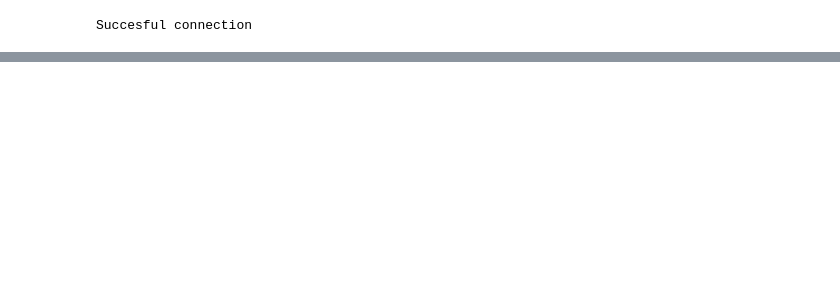
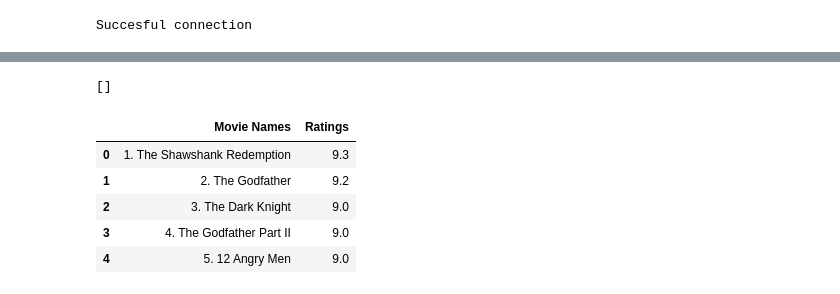
Before and after one commit to GGuerra-33/IMDB-Scraper, a Jupyter notebook: imdb.ipynb, the cells around one changed output, grey strips where cells are left out. Cells and saved outputs as stored; diff of their text form; code cells hidden in the pictures; blank space fills up the shorter version.

Commit message:
Obtaining all the necessary data

```diff
--- a/imdb.ipynb
+++ b/imdb.ipynb
@@ -28,0 +65,5 @@ scraped_movies
+# %%
+movies = []
+for movie in scraped_movies:
+    movies.append(movie.get_text().replace('\n','').strip(" "))
+movies
@@ -28,0 +88,26 @@ scraped_movies
+# %%
+scraped_ratings = soup.find_all('span', class_='ipc-rating-star--rating')
+scraped_ratings
+ratings = []
+for rating in scraped_ratings:
+    ratings.append(rating.get_text().replace("\n", '').strip(' '))
+# %%
+scraped_years = soup.find_all('span', class_='sc-b189961a-8 hCbzGp')
+years = []
+for year in scraped_years:
+    years.append(year.get_text().strip(' '))
+scraped_years
+# %% [output]
+[]
+# %%
+data = pd.DataFrame()
+data["Movie Names"] = movies
+data["Ratings"] = ratings
+data.head()
+# %% [output]
+|  | Movie Names | Ratings |
+| 0 | 1. The Shawshank Redemption | 9.3 |
+| 1 | 2. The Godfather | 9.2 |
+| 2 | 3. The Dark Knight | 9.0 |
+| 3 | 4. The Godfather Part II | 9.0 |
+| 4 | 5. 12 Angry Men | 9.0 |
```
Also changed, not shown: parts of 4 cells of this notebook, 2 other files.
